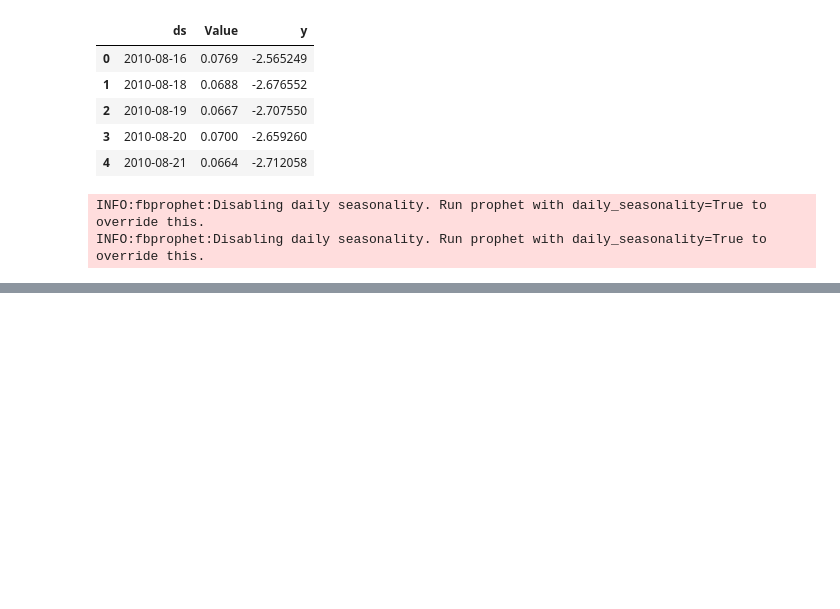
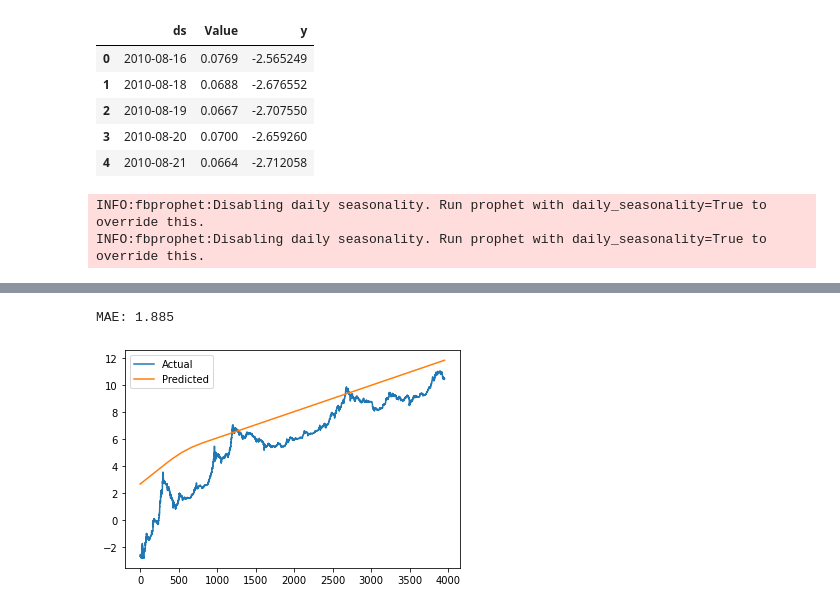
Before and after one commit to pedroafleite/btc-eth-risk-assessment, a Jupyter notebook: prophet.ipynb, the cells around one changed output, grey strips where cells are left out. Drawn from its saved outputs; the diff is of its cells as text; code cells hidden in the pictures; blank space fills up the shorter version.

```diff
--- a/prophet.ipynb
+++ b/prophet.ipynb
@@ -90,0 +93,14 @@ plt.show()
+# %%
+# calculate MAE between expected and predicted values for June
+y_true = bitcoin['y'].values
+y_pred = output['trend_x'][-3954:].values
+mae = mean_absolute_error(y_true, y_pred)
+print('MAE: %.3f' % mae)
+# plot expected vs actual
+plt.plot(y_true, label='Actual')
+plt.plot(y_pred, label='Predicted')
+plt.legend()
+plt.show()
+# %% [output]
+MAE: 1.885
+[figure, added]
```
Also changed, not shown: parts of 3 cells of this notebook.
